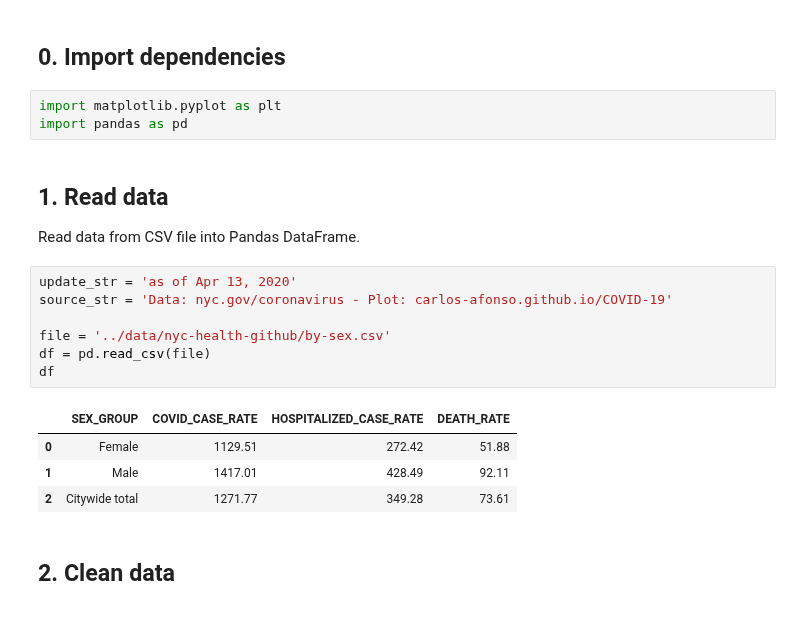
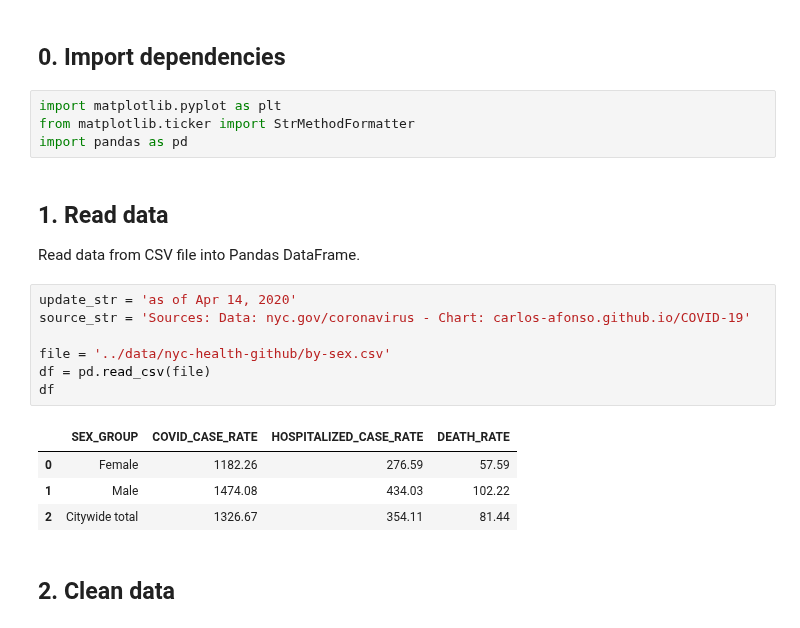
Before and after one commit to carlos-afonso/COVID-19, a Jupyter notebook: notebooks/nyc-covid-19-by-sex.ipynb, the cells around one changed output. Cells and saved outputs as stored; diff of their text form.

```diff
--- a/notebooks/nyc-covid-19-by-sex.ipynb
+++ b/notebooks/nyc-covid-19-by-sex.ipynb
@@ -4,23 +4,24 @@
 ## 0. Import dependencies
 # %%
 import matplotlib.pyplot as plt
+from matplotlib.ticker import StrMethodFormatter
 import pandas as pd
 # %% [markdown]
 ## 1. Read data
 
 Read data from CSV file into Pandas DataFrame.
 # %%
-update_str = 'as of Apr 13, 2020'
-source_str = 'Data: nyc.gov/coronavirus - Plot: carlos-afonso.github.io/COVID-19'
+update_str = 'as of Apr 14, 2020'
+source_str = 'Sources: Data: nyc.gov/coronavirus - Chart: carlos-afonso.github.io/COVID-19'
 
 file = '../data/nyc-health-github/by-sex.csv'
 df = pd.read_csv(file)
 df
 # %% [output]
 |  | SEX_GROUP | COVID_CASE_RATE | HOSPITALIZED_CASE_RATE | DEATH_RATE |
-| 0 | Female | 1129.51 | 272.42 | 51.88 |
-| 1 | Male | 1417.01 | 428.49 | 92.11 |
-| 2 | Citywide total | 1271.77 | 349.28 | 73.61 |
+| 0 | Female | 1182.26 | 276.59 | 57.59 |
+| 1 | Male | 1474.08 | 434.03 | 102.22 |
+| 2 | Citywide total | 1326.67 | 354.11 | 81.44 |
 # %% [markdown]
 ## 2. Clean data
 # %%
```
Also changed, not shown: parts of 2 cells of this notebook, 4 other files.
